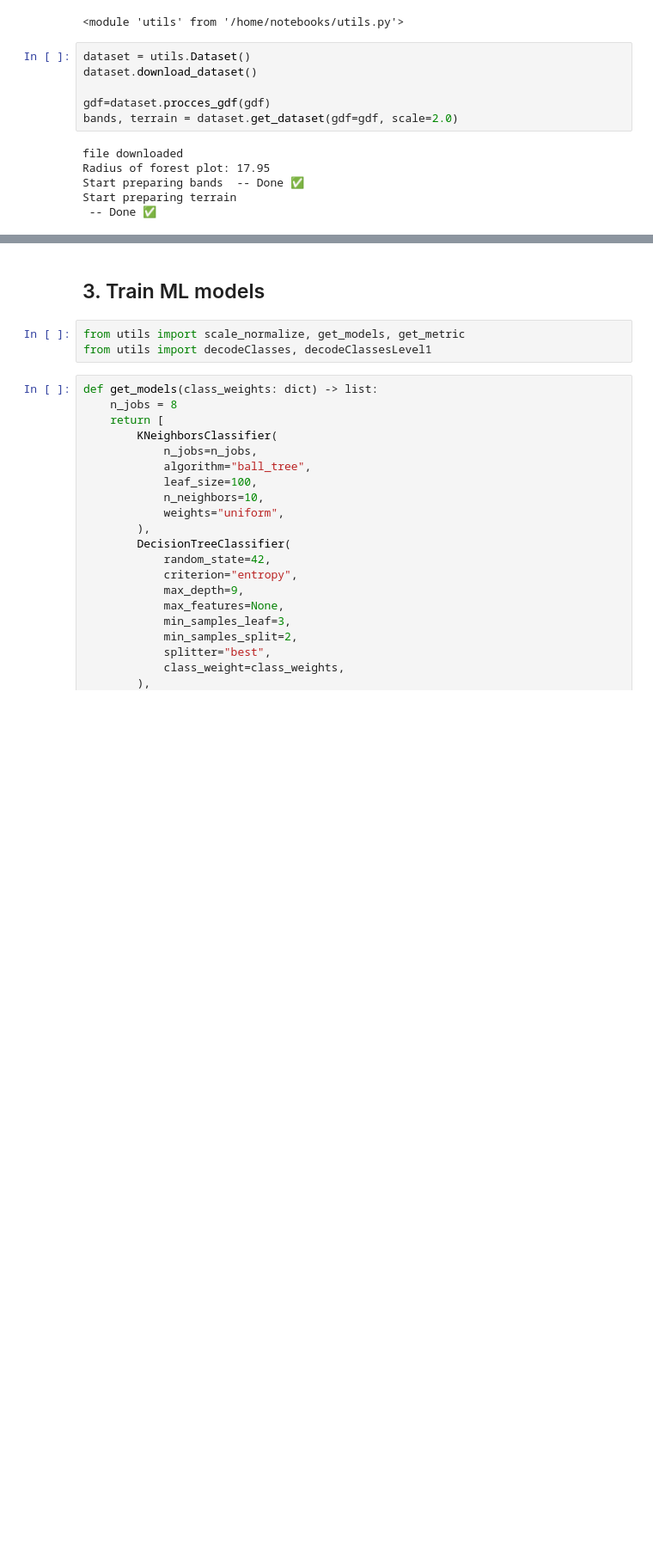
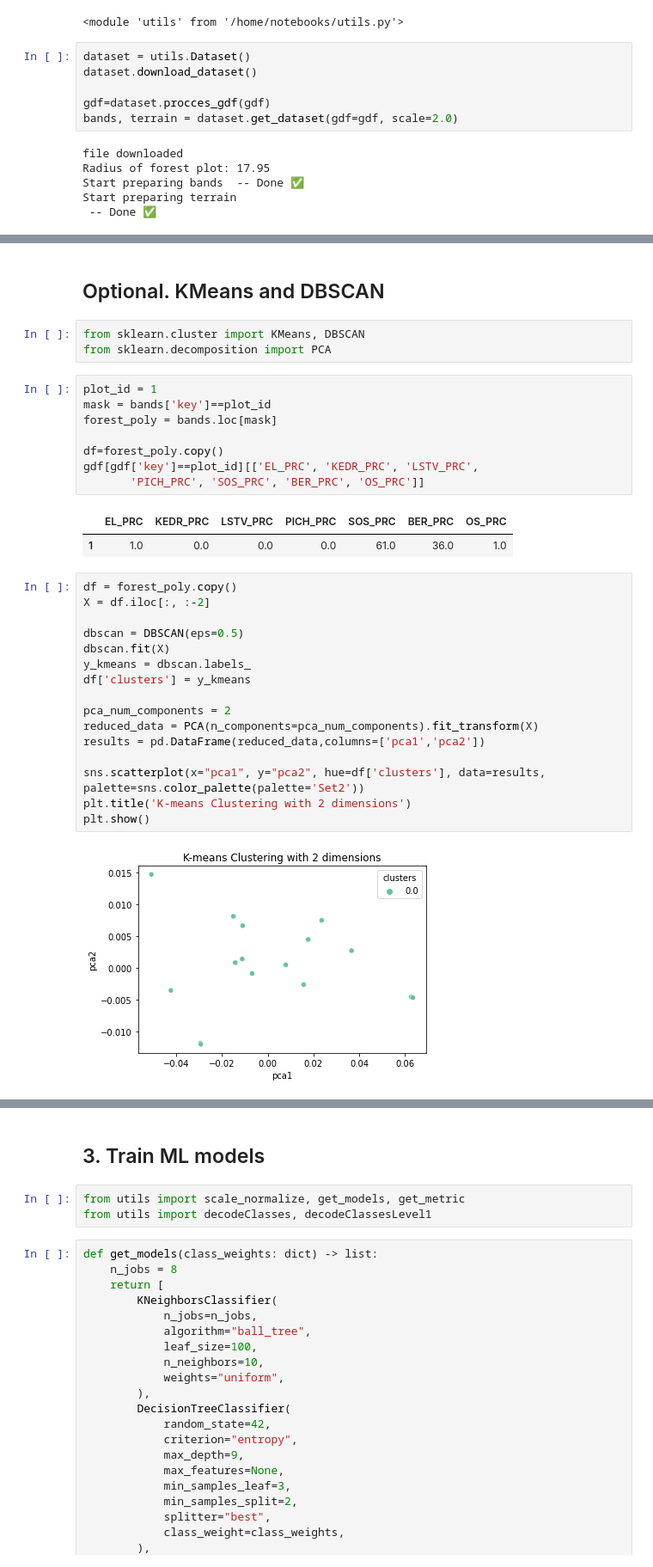
Before and after one commit to mishagrol/ForestMapping, a Jupyter notebook: notebooks/ForrestMapping.ipynb, the cells around one changed output, grey strips where cells are left out. Shown at 86% size. Drawn from its saved outputs; the diff is of its cells as text; blank space fills up the shorter version.

```diff
--- a/notebooks/ForrestMapping.ipynb
+++ b/notebooks/ForrestMapping.ipynb
@@ -153,0 +144,34 @@ bands
+# %% [markdown]
+## Optional. KMeans and DBSCAN
+# %%
+from sklearn.cluster import KMeans, DBSCAN
+from sklearn.decomposition import PCA
+# %%
+plot_id = 1
+mask = bands['key']==plot_id
+forest_poly = bands.loc[mask]
+
+df=forest_poly.copy()
+gdf[gdf['key']==plot_id][['EL_PRC', 'KEDR_PRC', 'LSTV_PRC',
+       'PICH_PRC', 'SOS_PRC', 'BER_PRC', 'OS_PRC']]
+# %% [output]
+|  | EL_PRC | KEDR_PRC | LSTV_PRC | PICH_PRC | SOS_PRC | BER_PRC | OS_PRC |
+| 1 | 1.0 | 0.0 | 0.0 | 0.0 | 61.0 | 36.0 | 1.0 |
+# %%
+df = forest_poly.copy()
+X = df.iloc[:, :-2]
+
+dbscan = DBSCAN(eps=0.5)
+dbscan.fit(X)
+y_kmeans = dbscan.labels_
+df['clusters'] = y_kmeans
+
+pca_num_components = 2
+reduced_data = PCA(n_components=pca_num_components).fit_transform(X)
+results = pd.DataFrame(reduced_data,columns=['pca1','pca2'])
+
+sns.scatterplot(x="pca1", y="pca2", hue=df['clusters'], data=results, palette=sns.color_palette(palette='Set2'))
+plt.title('K-means Clustering with 2 dimensions')
+plt.show()
+# %% [output]
+[figure, added]
```
Also changed, not shown: parts of 21 cells of this notebook.
